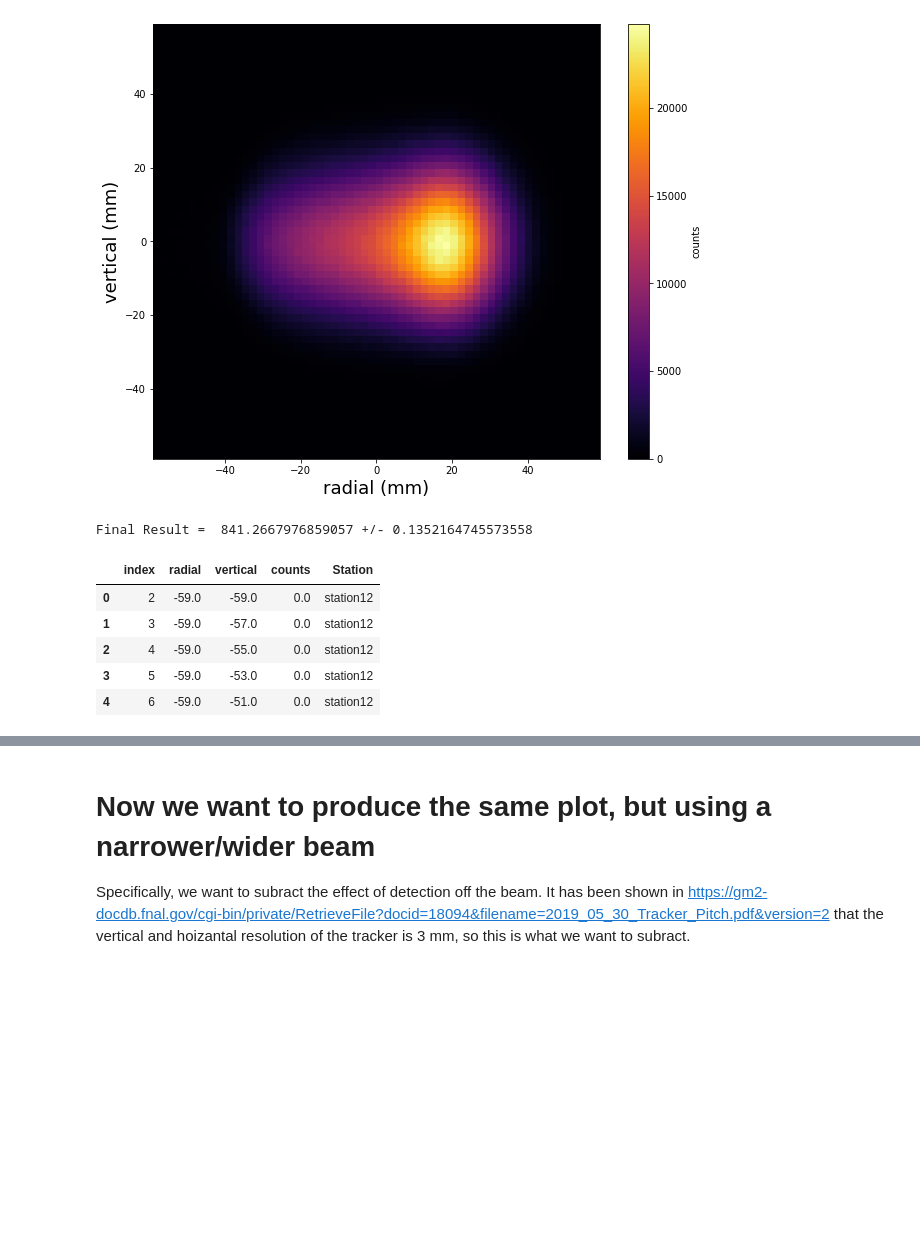
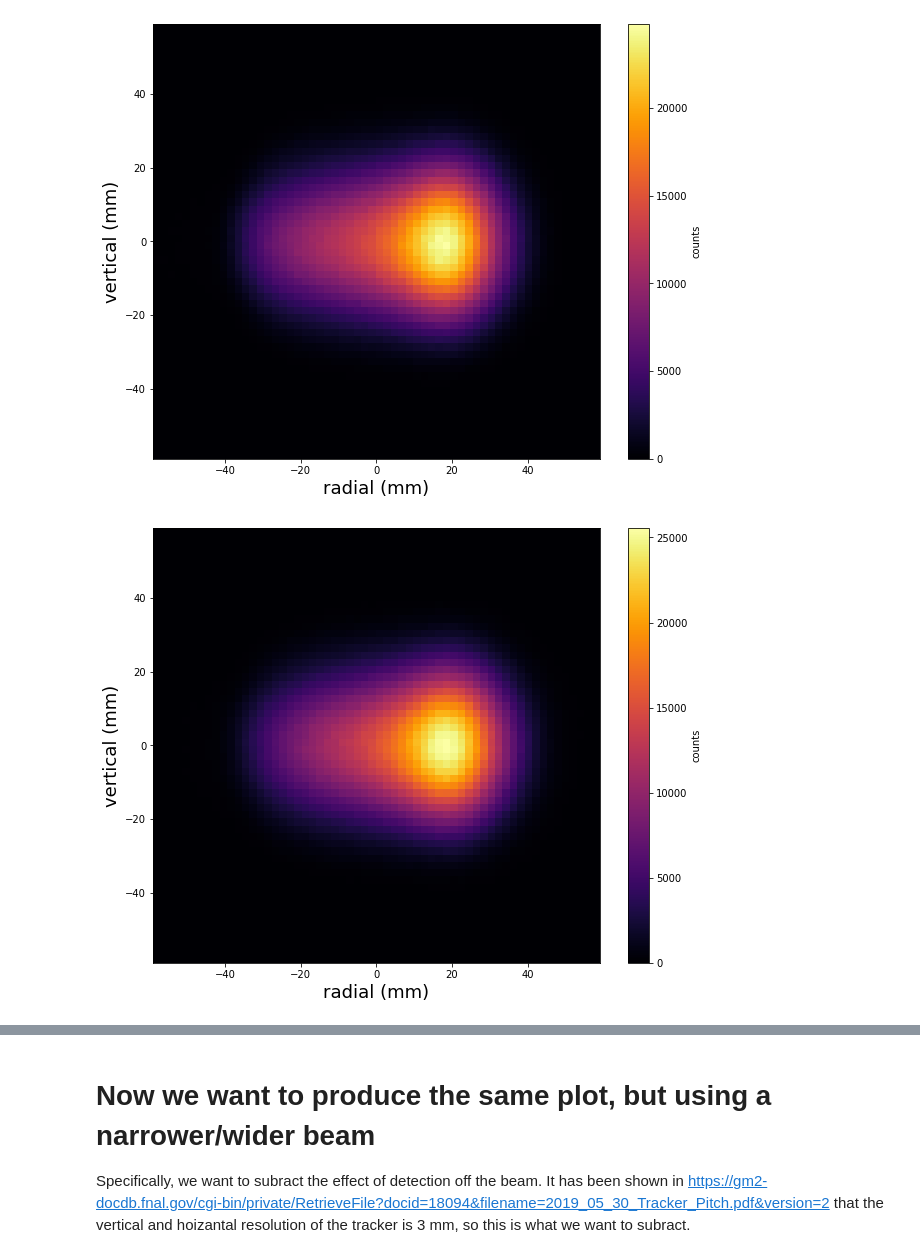
Before and after one commit to jasonbono/MuonConvolution, a Jupyter notebook: analysis/systematics/beam_motion.ipynb, the cells around one changed output, grey strips where cells are left out. Drawn from its saved outputs; the diff is of its cells as text; code cells hidden in the pictures; blank space fills up the shorter version.

```diff
--- a/analysis/systematics/beam_motion.ipynb
+++ b/analysis/systematics/beam_motion.ipynb
@@ -80,23 +77,23 @@ from transform_beam import *
 # %%
 df_tracker = get_df_tracker()
-#only look at station 12
-df_tracker = df_tracker[df_tracker["Station"] == 'station12']
-fig = plot_beam(df_tracker,bins=60)
+#only look at station 12 or 18
+mask12 = (df_tracker["Station"] == 'station12')
+mask18 = (df_tracker["Station"] == 'station18')
+
+df_12 = df_tracker[mask12].copy()
+df_12['counts_norm'] = df_12['counts']/df_12['counts'].sum()
+fig = plot_beam(df_12,bins=60)
 fig
+# df_12.head(6)
 # %% [output]
 [figure]
-# %%
-B = (df_tracker['counts']*df_field_grid['B']).sum()/(df_tracker['counts'].sum())
-eB = (df_tracker['counts']*df_field_grid_error['B']).sum()/(df_tracker['counts'].sum())
-print("Final Result = ",B,"+/-",eB)
-# %% [output]
-Final Result =  841.2667976859057 +/- 0.1352164745573558
-# %%
-df_tracker.head()
-# %% [output]
-|  | index | radial | vertical | counts | Station |
-| 0 | 2 | -59.0 | -59.0 | 0.0 | station12 |
-| 1 | 3 | -59.0 | -57.0 | 0.0 | station12 |
-| 2 | 4 | -59.0 | -55.0 | 0.0 | station12 |
-| 3 | 5 | -59.0 | -53.0 | 0.0 | station12 |
-| 4 | 6 | -59.0 | -51.0 | 0.0 | station12 |
+# %%
+df_18 = df_tracker[mask18].copy()
+df_18.reset_index(inplace=True)
+df_18 = df_18.drop(columns=['level_0'])
+df_18['counts_norm'] = df_18['counts']/df_18['counts'].sum()
+fig = plot_beam(df_18,bins=60)
+fig
+# df_18.head(6)
+# %% [output]
+[figure, added]
```
Also changed, not shown: parts of 25 cells of this notebook.
